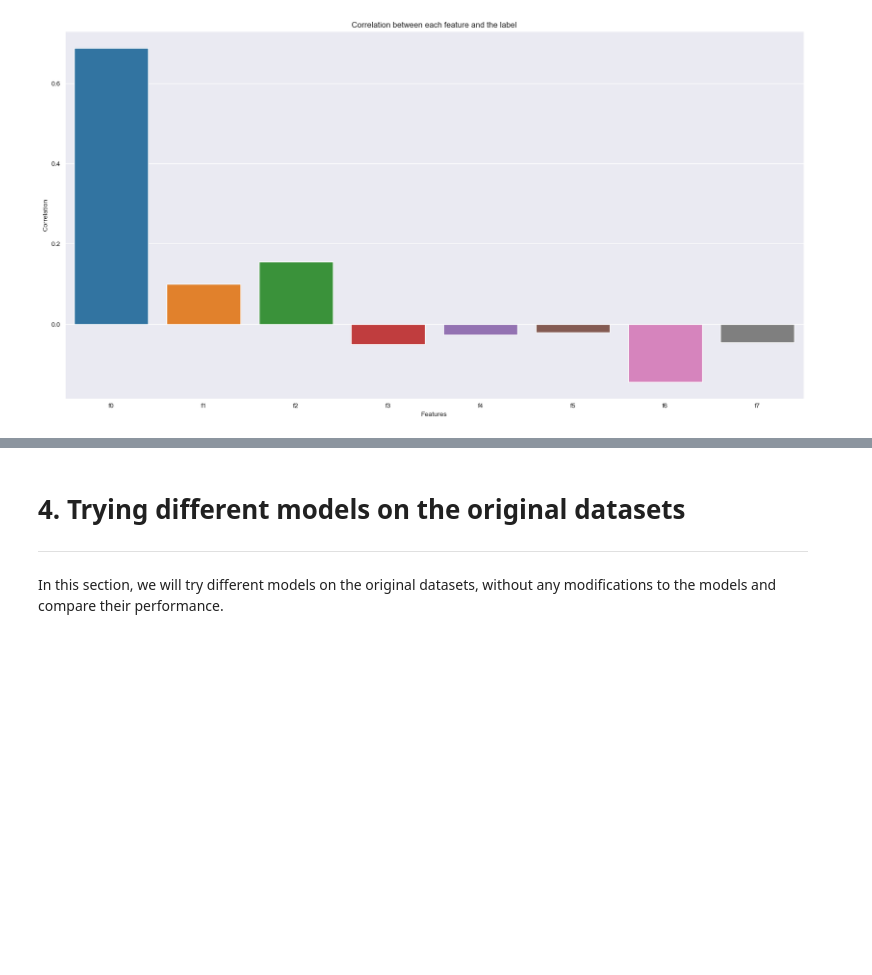
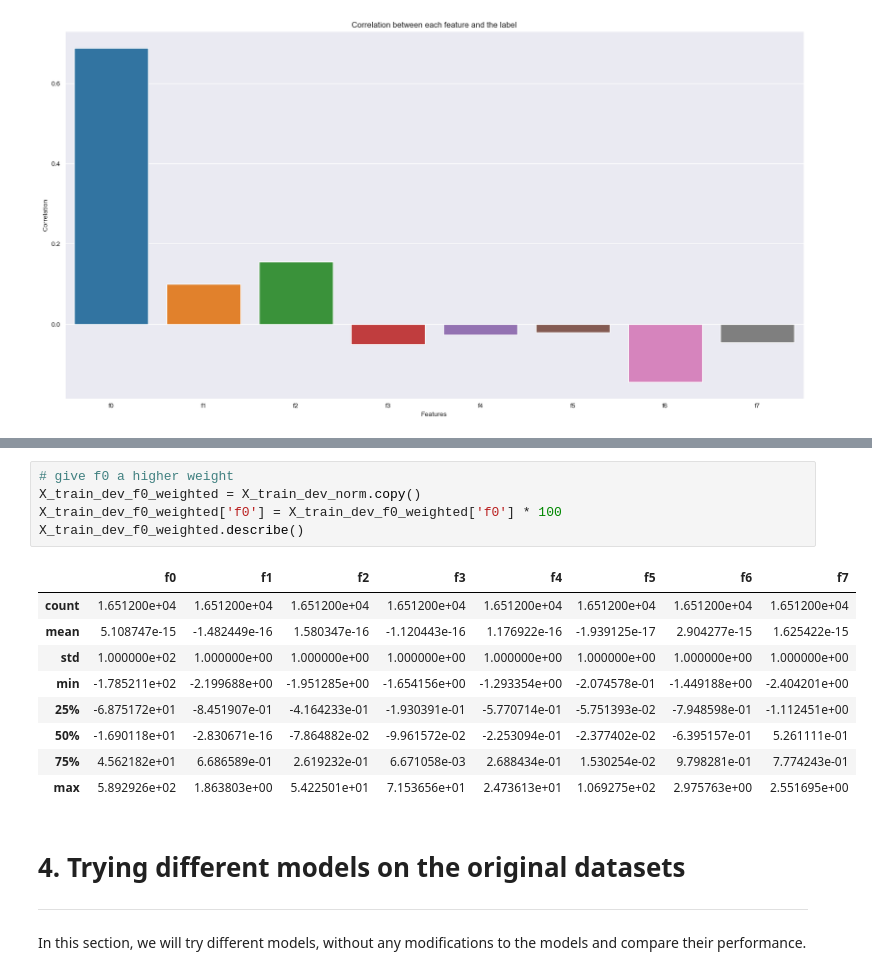
Before and after one commit to NadavShoham/AppliedML, a Jupyter notebook: notebooks/ml_ex3/experiment.ipynb, the cells around one changed output, grey strips where cells are left out. Cells and saved outputs as stored; diff of their text form; blank space fills up the shorter version.

```diff
--- a/notebooks/ml_ex3/experiment.ipynb
+++ b/notebooks/ml_ex3/experiment.ipynb
@@ -231,7 +237,22 @@ X_train_norm.describe()
+# %%
+# give f0 a higher weight
+X_train_dev_f0_weighted = X_train_dev_norm.copy()
+X_train_dev_f0_weighted['f0'] = X_train_dev_f0_weighted['f0'] * 100
+X_train_dev_f0_weighted.describe()
+# %% [output]
+|  | f0 | f1 | f2 | f3 | f4 | f5 | f6 | f7 |
+| count | 1.651200e+04 | 1.651200e+04 | 1.651200e+04 | 1.651200e+04 | 1.651200e+04 | 1.651200e+04 | 1.651200e+04 | 1.651200e+04 |
+| mean | 5.108747e-15 | -1.482449e-16 | 1.580347e-16 | -1.120443e-16 | 1.176922e-16 | -1.939125e-17 | 2.904277e-15 | 1.625422e-15 |
+| std | 1.000000e+02 | 1.000000e+00 | 1.000000e+00 | 1.000000e+00 | 1.000000e+00 | 1.000000e+00 | 1.000000e+00 | 1.000000e+00 |
+| min | -1.785211e+02 | -2.199688e+00 | -1.951285e+00 | -1.654156e+00 | -1.293354e+00 | -2.074578e-01 | -1.449188e+00 | -2.404201e+00 |
+| 25% | -6.875172e+01 | -8.451907e-01 | -4.164233e-01 | -1.930391e-01 | -5.770714e-01 | -5.751393e-02 | -7.948598e-01 | -1.112451e+00 |
+| 50% | -1.690118e+01 | -2.830671e-16 | -7.864882e-02 | -9.961572e-02 | -2.253094e-01 | -2.377402e-02 | -6.395157e-01 | 5.261111e-01 |
+| 75% | 4.562182e+01 | 6.686589e-01 | 2.619232e-01 | 6.671058e-03 | 2.688434e-01 | 1.530254e-02 | 9.798281e-01 | 7.774243e-01 |
+| max | 5.892926e+02 | 1.863803e+00 | 5.422501e+01 | 7.153656e+01 | 2.473613e+01 | 1.069275e+02 | 2.975763e+00 | 2.551695e+00 |
 # %% [markdown]
 # 4. Trying different models on the original datasets
 ---
-In this section, we will try different models on the original datasets, without any modifications to the models and compare their performance.
+In this section, we will try different models, without any modifications to the models and compare their performance.
 # %%
 def choose_model_with_k_fold(models_list, X, y):
     kfold = KFold(n_splits=5, shuffle=True, random_state=42)
```
Also changed, not shown: parts of 34 cells of this notebook.
